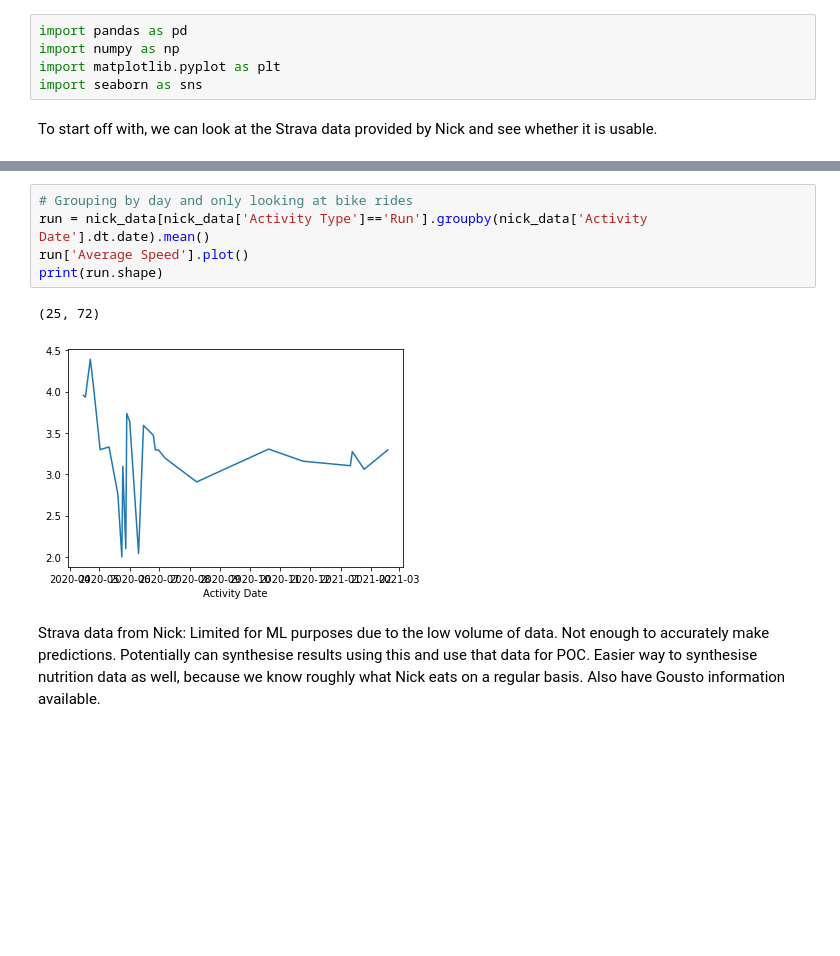
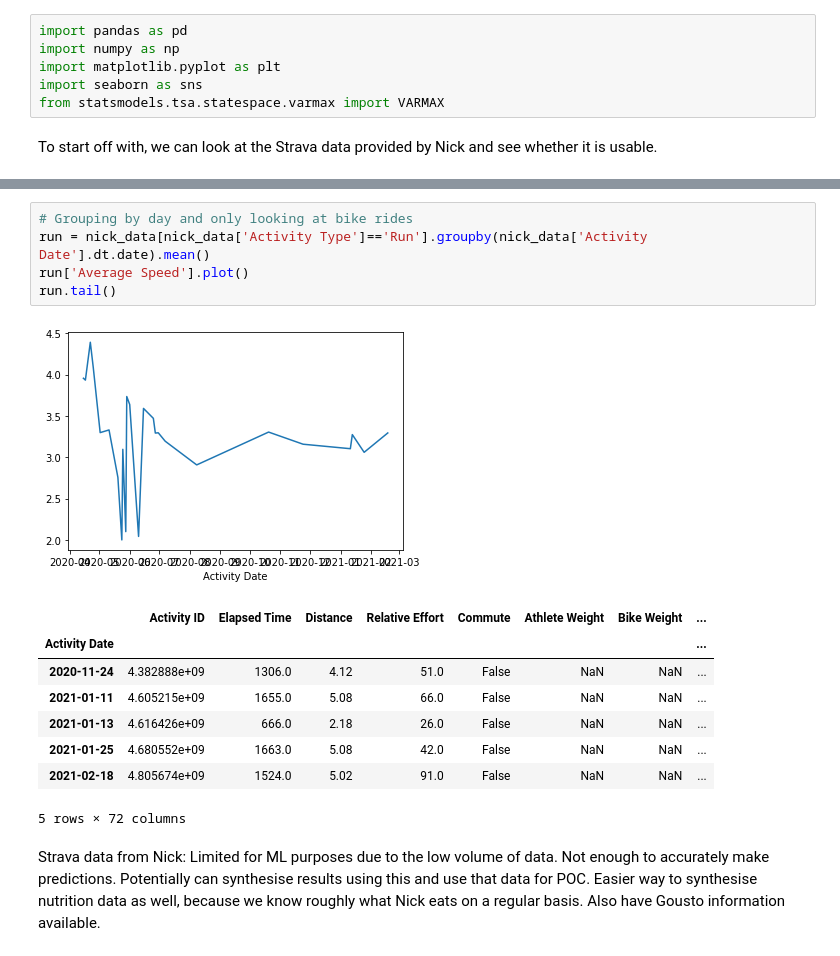
Before and after one commit to Tastybasting/Run4It, a Jupyter notebook: Model/explore.ipynb, the cells around one changed output, grey strips where cells are left out. Cells and saved outputs as stored; diff of their text form; blank space fills up the shorter version.

```diff
--- a/Model/explore.ipynb
+++ b/Model/explore.ipynb
@@ -3,6 +3,7 @@ import pandas as pd
 import numpy as np
 import matplotlib.pyplot as plt
 import seaborn as sns
+from statsmodels.tsa.statespace.varmax import VARMAX
 # %% [markdown]
 To start off with, we can look at the Strava data provided by Nick and see whether it is usable.
 # %%
@@ -30,10 +31,17 @@ memory usage: 135.7+ KB
 # %%
 # Grouping by day and only looking at bike rides
 run = nick_data[nick_data['Activity Type']=='Run'].groupby(nick_data['Activity Date'].dt.date).mean()
 run['Average Speed'].plot()
-print(run.shape)
+run.tail()
 # %% [output]
+[figure]
+|  | Activity ID | Elapsed Time | Distance | Relative Effort | Commute | Athlete Weight | Bike Weight | ... |
+| Activity Date |  |  |  |  |  |  |  | ... |
+| 2020-11-24 | 4.382888e+09 | 1306.0 | 4.12 | 51.0 | False | NaN | NaN | ... |
+| 2021-01-11 | 4.605215e+09 | 1655.0 | 5.08 | 66.0 | False | NaN | NaN | ... |
+| 2021-01-13 | 4.616426e+09 | 666.0 | 2.18 | 26.0 | False | NaN | NaN | ... |
+| 2021-01-25 | 4.680552e+09 | 1663.0 | 5.08 | 42.0 | False | NaN | NaN | ... |
+| 2021-02-18 | 4.805674e+09 | 1524.0 | 5.02 | 91.0 | False | NaN | NaN | ... |
-(25, 72)
+5 rows × 72 columns
-[figure]
 # %% [markdown]
 Strava data from Nick: Limited for ML purposes due to the low volume of data. Not enough to accurately make predictions. Potentially can synthesise results using this and use that data for POC. Easier way to synthesise nutrition data as well, because we know roughly what Nick eats on a regular basis. Also have Gousto information available.
```
Also changed, not shown: parts of 6 cells of this notebook, 2 other files.
